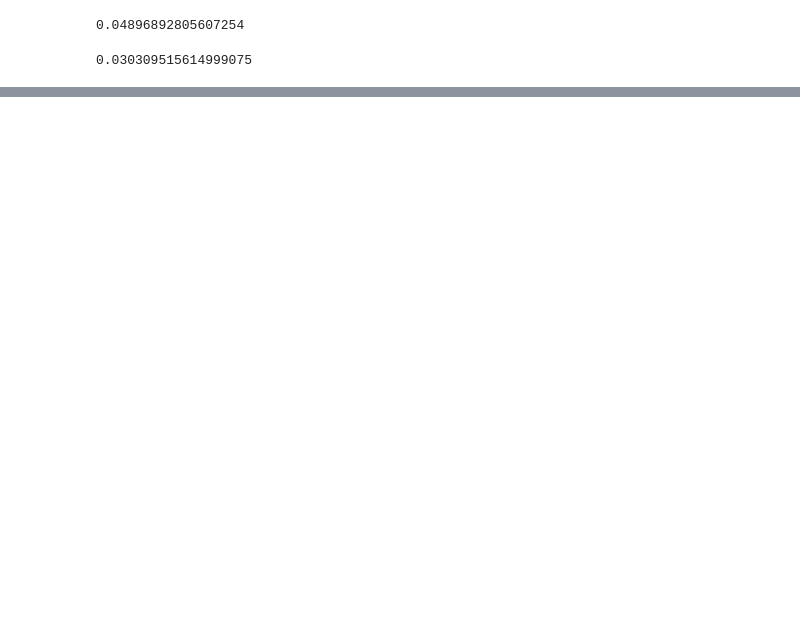
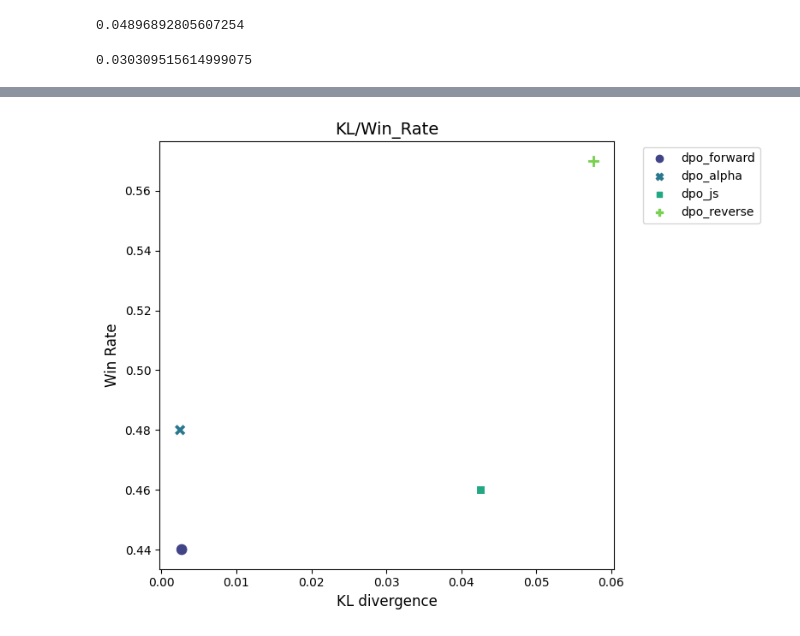
Before and after one commit to LuLim14/Omut-HW2, a Jupyter notebook: DPO-hw2.ipynb, the cells around one changed output, grey strips where cells are left out. Drawn from its saved outputs; the diff is of its cells as text; code cells hidden in the pictures; blank space fills up the shorter version.

```diff
--- a/DPO-hw2.ipynb
+++ b/DPO-hw2.ipynb
@@ -1141,0 +962,22 @@ OutOfMemoryError: CUDA out of memory. Tried to allocate 178.00 MiB. GPU 0 has a
+# %%
+plt.figure(figsize=(8, 6))
+scatter = sns.scatterplot(
+    y=[0.44, 0.48, 0.46, 0.57],
+    x=[0.002710602007052546, 0.0024853961410821208, 0.04253796548823935, 0.05763289394232595],
+    hue=['dpo_forward', 'dpo_alpha', 'dpo_js', 'dpo_reverse'],
+    style=['dpo_forward', 'dpo_alpha', 'dpo_js', 'dpo_reverse'],
+    s=100,
+    palette='viridis'
+)
+
+plt.title('KL/Win_Rate', fontsize=14)
+plt.xlabel('KL divergence', fontsize=12)
+plt.ylabel('Win Rate', fontsize=12)
+
+plt.legend(bbox_to_anchor=(1.05, 1), loc='upper left')
+
+plt.tight_layout()
+
+plt.show()
+# %% [output]
+[figure, added]
```
Also changed, not shown: parts of 30 cells of this notebook.
